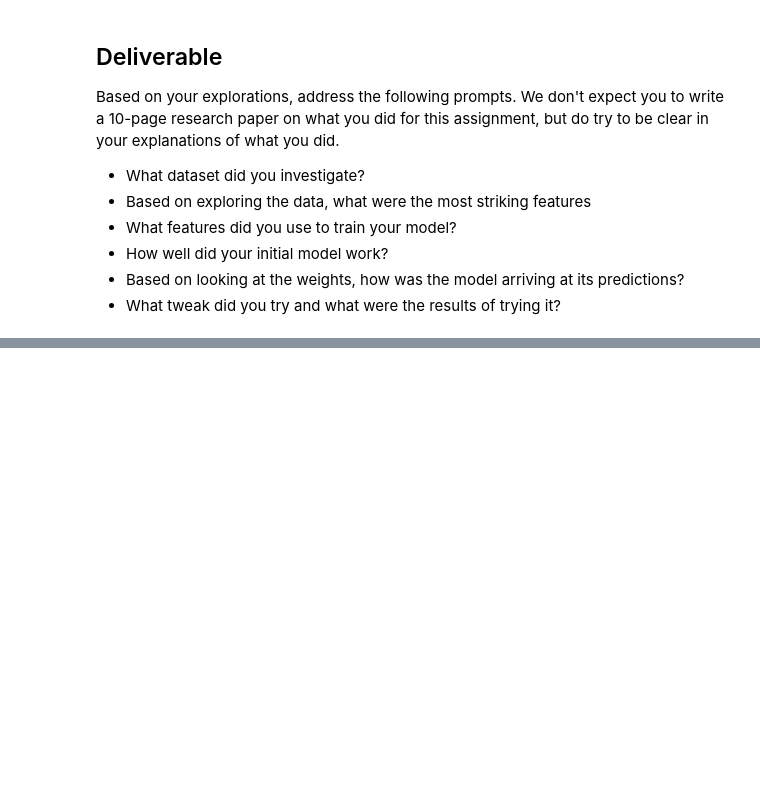
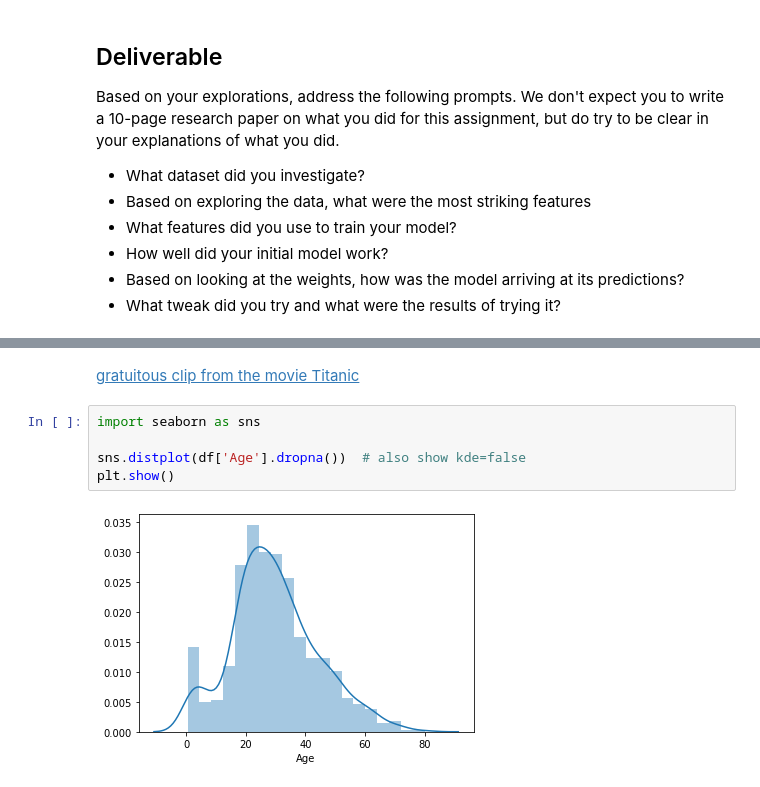
Before and after one commit to mlfa19/assignments, a Jupyter notebook: Module 1/05/assignment05.ipynb, the cells around one changed output, grey strips where cells are left out. Cells and saved outputs as stored; diff of their text form; blank space fills up the shorter version.

```diff
--- a/Module 1/05/assignment05.ipynb
+++ b/Module 1/05/assignment05.ipynb
@@ -370,0 +515,9 @@ Based on your explorations, address the following prompts.  We don't expect you
+# %% [markdown]
+  [gratuitous clip from the movie Titanic](https://www.youtube.com/watch?v=uAotd1YvRf8)
+# %%
+import seaborn as sns
+
+sns.distplot(df['Age'].dropna())  # also show kde=false
+plt.show()
+# %% [output]
+[figure, added]
```
Also changed, not shown: parts of 39 cells of this notebook.
